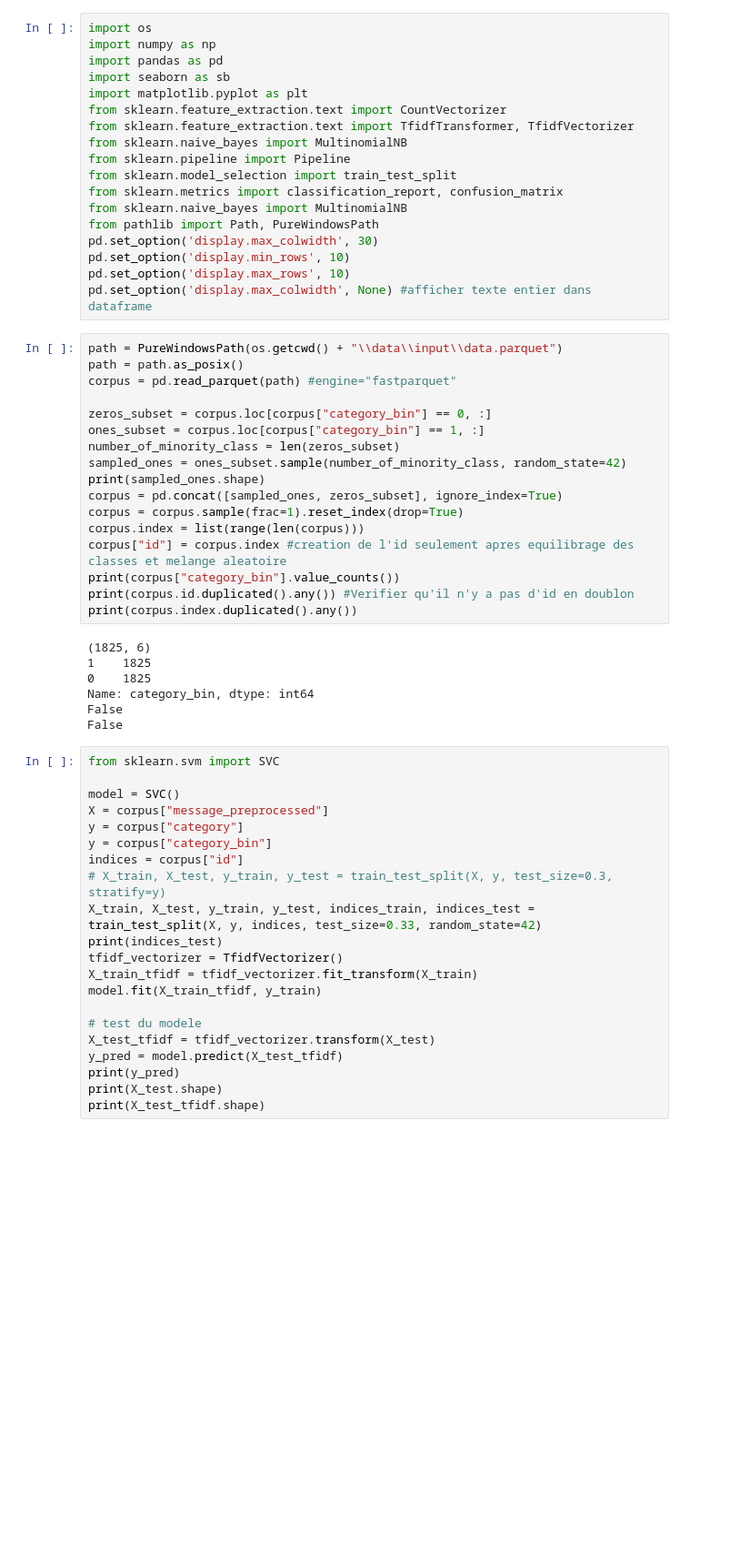
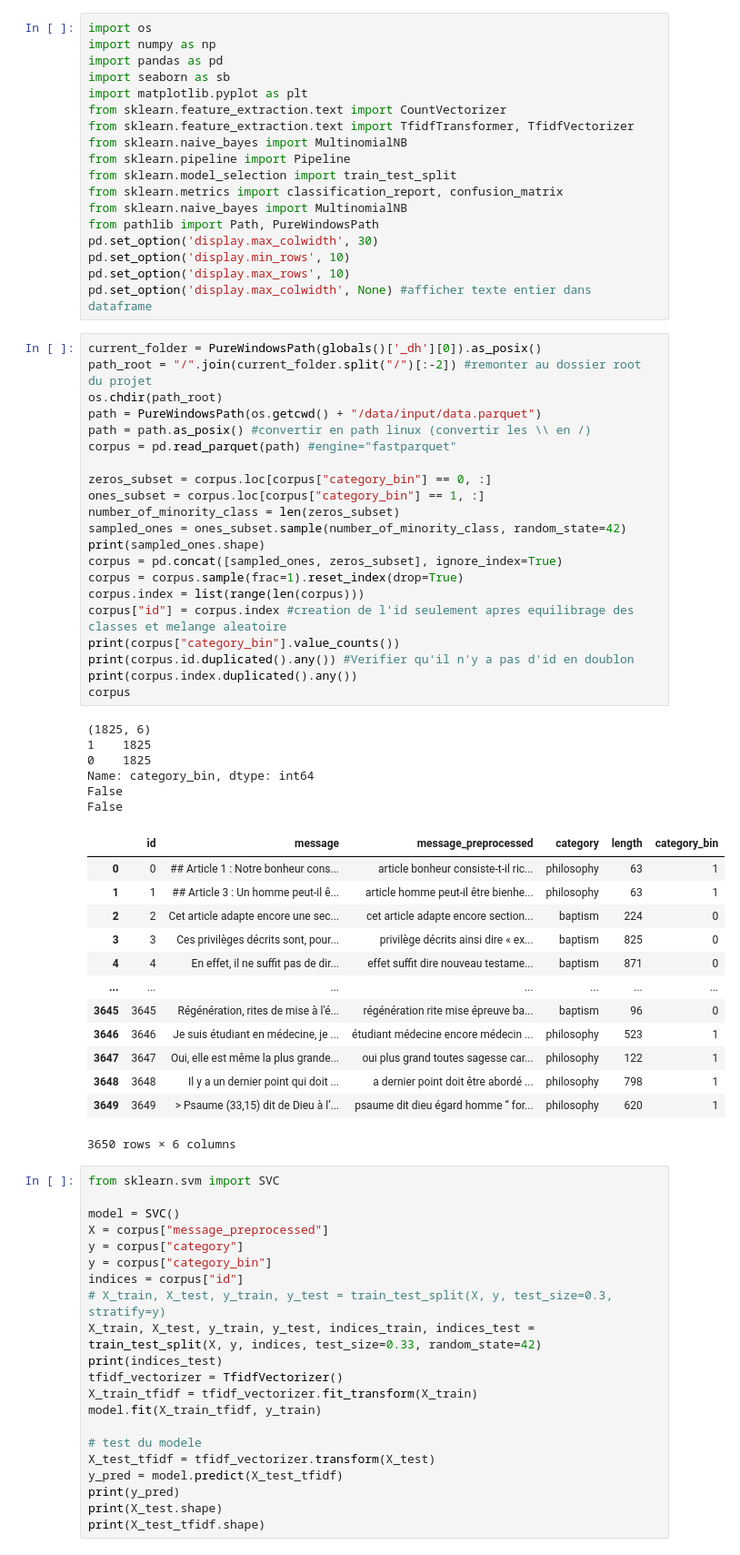
Before and after one commit to lolodino77/classification_texte_articles, a Jupyter notebook: sources/tfidf/3_train_test_best_model.ipynb, the cells around one changed output. Shown: that part at 91% size. Saved outputs shown, nothing was run; the diff lists cells and outputs as text; blank space fills up the shorter version.

Commit message:
remonter plusieurs dossiers parents script compatible sur tout chemin ok

```diff
--- a/3_train_test_best_model.ipynb
+++ b/sources/tfidf/3_train_test_best_model.ipynb
@@ -17,29 +17,46 @@ pd.set_option('display.min_rows', 10)
 pd.set_option('display.max_rows', 10)
 pd.set_option('display.max_colwidth', None) #afficher texte entier dans dataframe
 # %%
-path = PureWindowsPath(os.getcwd() + "\\data\\input\\data.parquet")
-path = path.as_posix()
+current_folder = PureWindowsPath(globals()['_dh'][0]).as_posix()
+path_root = "/".join(current_folder.split("/")[:-2]) #remonter au dossier root du projet
+os.chdir(path_root)
+path = PureWindowsPath(os.getcwd() + "/data/input/data.parquet")
+path = path.as_posix() #convertir en path linux (convertir les \\ en /)
 corpus = pd.read_parquet(path) #engine="fastparquet"
 
 zeros_subset = corpus.loc[corpus["category_bin"] == 0, :]
 ones_subset = corpus.loc[corpus["category_bin"] == 1, :]
 number_of_minority_class = len(zeros_subset)
 sampled_ones = ones_subset.sample(number_of_minority_class, random_state=42)
 print(sampled_ones.shape)
 corpus = pd.concat([sampled_ones, zeros_subset], ignore_index=True)
 corpus = corpus.sample(frac=1).reset_index(drop=True)
 corpus.index = list(range(len(corpus)))
 corpus["id"] = corpus.index	#creation de l'id seulement apres equilibrage des classes et melange aleatoire
 print(corpus["category_bin"].value_counts())
 print(corpus.id.duplicated().any()) #Verifier qu'il n'y a pas d'id en doublon
 print(corpus.index.duplicated().any())
+corpus
 # %% [output]
 (1825, 6)
 1    1825
 0    1825
 Name: category_bin, dtype: int64
 False
 False
+|  | id | message | message_preprocessed | category | length | category_bin |
+| 0 | 0 | ## Article 1 : Notre bonheur cons... | article bonheur consiste-t-il ric... | philosophy | 63 | 1 |
+| 1 | 1 | ## Article 3 : Un homme peut-il ê... | article homme peut-il être bienhe... | philosophy | 63 | 1 |
+| 2 | 2 | Cet article adapte encore une sec... | cet article adapte encore section... | baptism | 224 | 0 |
+| 3 | 3 | Ces privilèges décrits sont, pour... | privilège décrits ainsi dire « ex... | baptism | 825 | 0 |
+| 4 | 4 | En effet, il ne suffit pas de dir... | effet suffit dire nouveau testame... | baptism | 871 | 0 |
+| ... | ... | ... | ... | ... | ... | ... |
+| 3645 | 3645 | Régénération, rites de mise à l'é... | régénération rite mise épreuve ba... | baptism | 96 | 0 |
+| 3646 | 3646 | Je suis étudiant en médecine, je ... | étudiant médecine encore médecin ... | philosophy | 523 | 1 |
+| 3647 | 3647 | Oui, elle est même la plus grande... | oui plus grand toutes sagesse car... | philosophy | 122 | 1 |
+| 3648 | 3648 | Il y a un dernier point qui doit ... | a dernier point doit être abordé ... | philosophy | 798 | 1 |
+| 3649 | 3649 | > Psaume (33,15) dit de Dieu à l’... | psaume dit dieu égard homme “ for... | philosophy | 620 | 1 |
+3650 rows × 6 columns
 # %%
 from sklearn.svm import SVC
 
```
Also changed, not shown: 12 other files.
